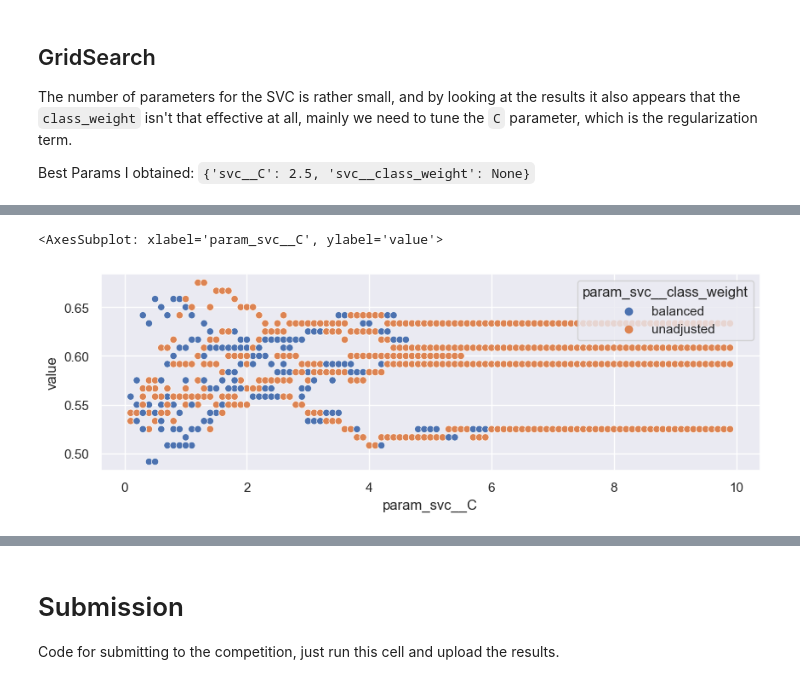
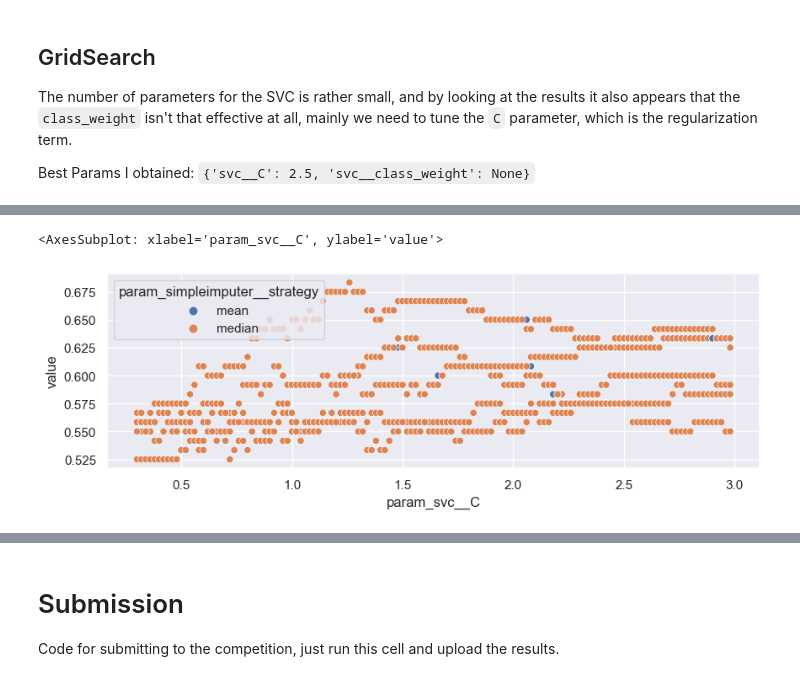
Before and after one commit to MattiaCastaldo/SL_HW2, a Jupyter notebook: rf-cor.ipynb, the cells around one changed output, grey strips where cells are left out. Cells and saved outputs as stored; diff of their text form; code cells hidden in the pictures.

```diff
--- a/rf-cor.ipynb
+++ b/rf-cor.ipynb
@@ -139,6 +139,7 @@ Here's below the train pipeline and a fit without parameter tuning.
 # %%
 from sklearn.ensemble import RandomForestClassifier
 from sklearn.svm import SVC
+from sklearn.impute import SimpleImputer, KNNImputer
 
 # pipe = make_pipeline(
 #     correlation_transformer,
@@ -146,6 +147,8 @@ from sklearn.svm import SVC
 # )
 pipe = make_pipeline(
     correlation_transformer,
+    # SimpleImputer(),
+    KNNImputer(),
     SVC()
 )
 
@@ -187,8 +190,10 @@ from sklearn.model_selection import GridSearchCV
 # }
 
 param_grid = {
-   'svc__C' : np.arange(0.3, 3, 0.02) # np.arange(0.1, 10, 0.1),
-#    'svc__class_weight' : ['balanced', None]
+   'svc__C' : np.arange(2, 3, 0.02), # np.arange(0.1, 10, 0.1),
+#    'svc__class_weight' : ['balanced', None],
+    # 'simpleimputer__strategy': ['mean', 'median'],
+    'knnimputer__n_neighbors' : [4, 5, 6, 7, 10]
 }
 model = GridSearchCV(
     pipe,
@@ -218,20 +207,20 @@ GridSearchCV(estimator=Pipeline(steps=[('columntransformer',
 # %%
 res = pd.DataFrame(model.cv_results_)
 res = res.fillna('unadjusted')
 cols = lambda rex: res.columns.to_series().filter(regex=rex).tolist()
 res = res.melt(id_vars=cols(r'param_.*'), value_vars=cols(r'split\d+_.*'))
 
 
 sns.set(rc={'figure.figsize':(10,3)})
 
 # if you have more than 2 hyperparams:
 # for param in param_grid.keys():
 #     sns.boxplot(res, x = 'value', y = 'param_' + param, orient='h')
 #     plt.show()
-sns.scatterplot(res, x='param_svc__C', y = 'value', hue = 'param_svc__class_weight')
+sns.scatterplot(res, x='param_svc__C', y = 'value', hue = 'param_simpleimputer__strategy')
 # %% [output]
 <AxesSubplot: xlabel='param_svc__C', ylabel='value'>
-[figure, old version]
+[figure, new version]
 # %% [markdown]
 Comment:
 - it appears that the class_weight doesn't make that much of a difference.
```
Also changed, not shown: parts of 12 cells of this notebook, 2 other files.
